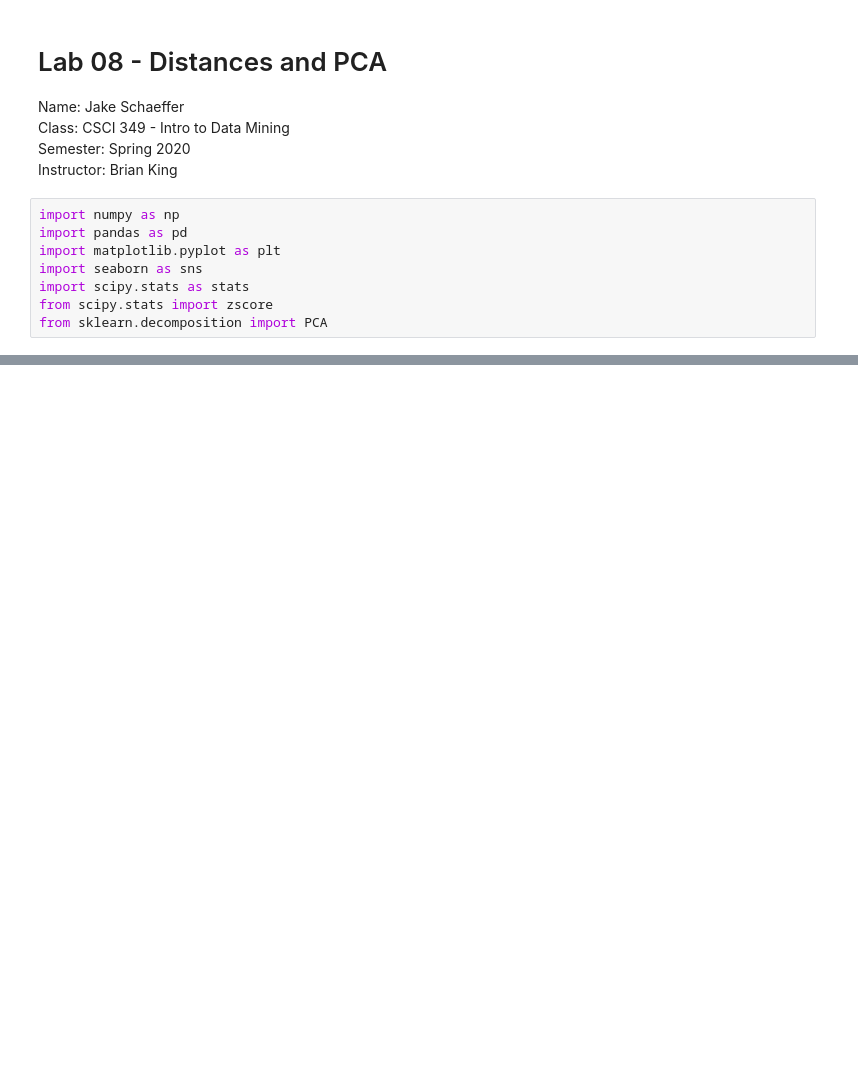
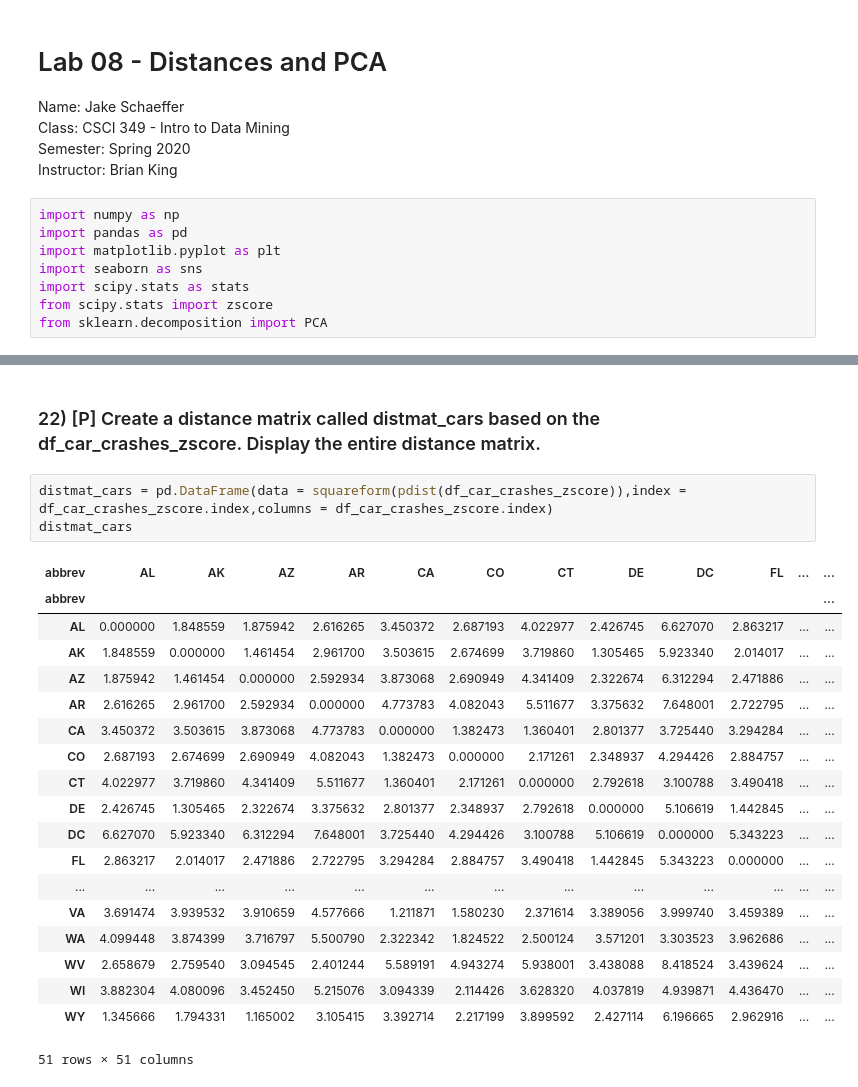
Before and after one commit to jaschaeff/DataMiningIntro, a Jupyter notebook: labs/lab08.ipynb, the cells around one changed output, grey strips where cells are left out. Drawn from its saved outputs; the diff is of its cells as text; blank space fills up the shorter version.

```diff
--- a/labs/lab08.ipynb
+++ b/labs/lab08.ipynb
@@ -86,0 +315,25 @@ distmat_zeroone.stack().sort_values(ascending=False).drop_duplicates().head(3)
+# %% [markdown]
+### 22) [P] Create a distance matrix called distmat_cars based on the df_car_crashes_zscore. Display the entire distance matrix.
+# %%
+distmat_cars = pd.DataFrame(data = squareform(pdist(df_car_crashes_zscore)),index = df_car_crashes_zscore.index,columns = df_car_crashes_zscore.index)
+distmat_cars
+# %% [output]
+| abbrev | AL | AK | AZ | AR | CA | CO | CT | DE | DC | FL | ... | ... |
+| abbrev |  |  |  |  |  |  |  |  |  |  |  | ... |
+| AL | 0.000000 | 1.848559 | 1.875942 | 2.616265 | 3.450372 | 2.687193 | 4.022977 | 2.426745 | 6.627070 | 2.863217 | ... | ... |
+| AK | 1.848559 | 0.000000 | 1.461454 | 2.961700 | 3.503615 | 2.674699 | 3.719860 | 1.305465 | 5.923340 | 2.014017 | ... | ... |
+| AZ | 1.875942 | 1.461454 | 0.000000 | 2.592934 | 3.873068 | 2.690949 | 4.341409 | 2.322674 | 6.312294 | 2.471886 | ... | ... |
+| AR | 2.616265 | 2.961700 | 2.592934 | 0.000000 | 4.773783 | 4.082043 | 5.511677 | 3.375632 | 7.648001 | 2.722795 | ... | ... |
+| CA | 3.450372 | 3.503615 | 3.873068 | 4.773783 | 0.000000 | 1.382473 | 1.360401 | 2.801377 | 3.725440 | 3.294284 | ... | ... |
+| CO | 2.687193 | 2.674699 | 2.690949 | 4.082043 | 1.382473 | 0.000000 | 2.171261 | 2.348937 | 4.294426 | 2.884757 | ... | ... |
+| CT | 4.022977 | 3.719860 | 4.341409 | 5.511677 | 1.360401 | 2.171261 | 0.000000 | 2.792618 | 3.100788 | 3.490418 | ... | ... |
+| DE | 2.426745 | 1.305465 | 2.322674 | 3.375632 | 2.801377 | 2.348937 | 2.792618 | 0.000000 | 5.106619 | 1.442845 | ... | ... |
+| DC | 6.627070 | 5.923340 | 6.312294 | 7.648001 | 3.725440 | 4.294426 | 3.100788 | 5.106619 | 0.000000 | 5.343223 | ... | ... |
+| FL | 2.863217 | 2.014017 | 2.471886 | 2.722795 | 3.294284 | 2.884757 | 3.490418 | 1.442845 | 5.343223 | 0.000000 | ... | ... |
+| ... | ... | ... | ... | ... | ... | ... | ... | ... | ... | ... | ... | ... |
+| VA | 3.691474 | 3.939532 | 3.910659 | 4.577666 | 1.211871 | 1.580230 | 2.371614 | 3.389056 | 3.999740 | 3.459389 | ... | ... |
+| WA | 4.099448 | 3.874399 | 3.716797 | 5.500790 | 2.322342 | 1.824522 | 2.500124 | 3.571201 | 3.303523 | 3.962686 | ... | ... |
+| WV | 2.658679 | 2.759540 | 3.094545 | 2.401244 | 5.589191 | 4.943274 | 5.938001 | 3.438088 | 8.418524 | 3.439624 | ... | ... |
+| WI | 3.882304 | 4.080096 | 3.452450 | 5.215076 | 3.094339 | 2.114426 | 3.628320 | 4.037819 | 4.939871 | 4.436470 | ... | ... |
+| WY | 1.345666 | 1.794331 | 1.165002 | 3.105415 | 3.392714 | 2.217199 | 3.899592 | 2.427114 | 6.196665 | 2.962916 | ... | ... |
+51 rows × 51 columns
```
Also changed, not shown: parts of 63 cells of this notebook.
